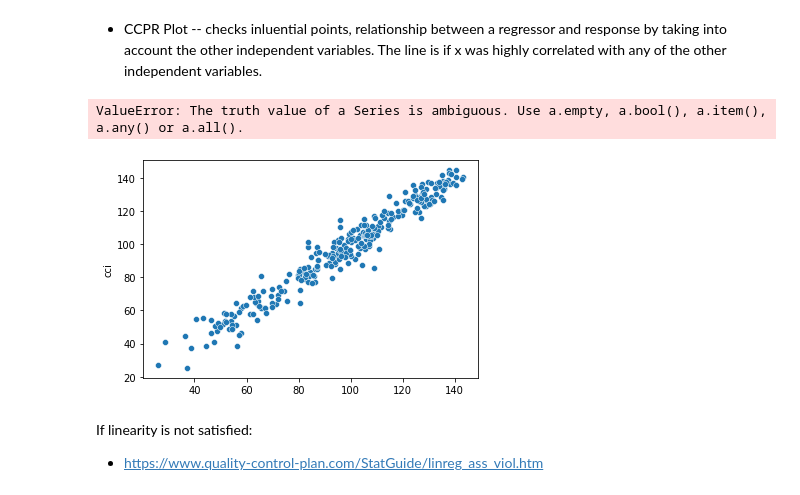
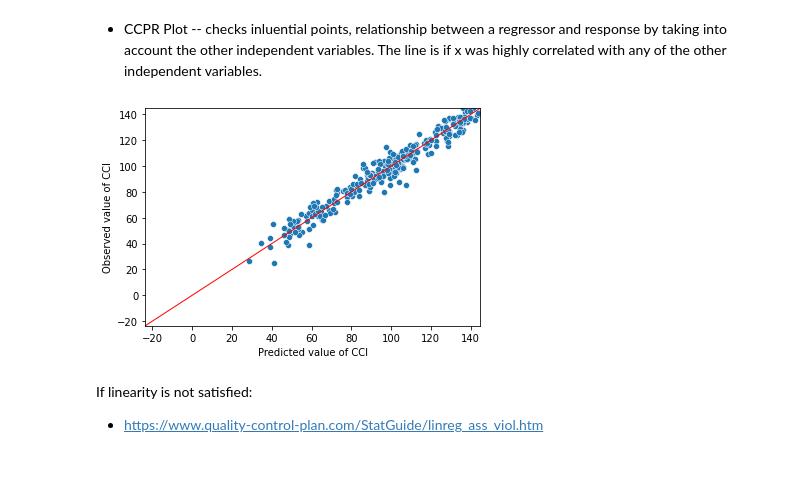
Before and after one commit to mauricefreese/cci_covid-research, a Jupyter notebook: research/owid/assumption_tets.ipynb, the cells around one changed output. Saved outputs shown, nothing was run; the diff lists cells and outputs as text; code cells hidden in the pictures; blank space fills up the shorter version.

```diff
--- a/research/owid/assumption_tets.ipynb
+++ b/research/owid/assumption_tets.ipynb
@@ -60,7 +60,7 @@ import seaborn as sns
 Checking data from cleaning before continuing on
 # %%
 # data
-df = pd.read_csv('cur_us_owid_covid_monthly.csv')
+df = pd.read_csv('monthly.csv')
 pd.set_option('display.max_columns', None)
 df = df.dropna()
 #df.shape[0]
@@ -75,4 +75,7 @@ df.head(5)
 # %%
-x_columns = [ 'cci_lag1', 'cci_lag7']
+x_columns = ['cci1', 'cci2', 'cci3', 'cci4', 'cci5', 'cci6', 'cci7', 'cpiyoy1', 'dcovid', 'dvaxfull', 'dbear', 'dgulfwar2',
+         'debtceiling2011', 'cci6ndpm']
+x = df[x_columns]
+x = sm.add_constant(x)
 y = df['cci']
 # %%
@@ -103,7 +104,7 @@ Kurtosis:             5.709        Condition No.:          545
 # %% [markdown]
 [1] The regression is linear. (Displaying more than one way.)
 # %%
-sy = smf.ols('cci ~ total_cases + stringency_index + VaxFull**2 + cci_lag1:umsent', df)
+sy = smf.ols('cci ~ cci1 + cci2 + cci3 + cci4 + cci5 + cci6 + cci7 + cci8 + cpiyoy1 + dcovid + dvaxfull + dbear + dgulfwar2 + debtceiling2011 + dcovxndpm', df)
 mo = sy.fit(cov_type='HC3')
 print(mo.summary())
 # %% [output]
@@ -196,21 +206,20 @@ of the other independent variables.
 # %%
 # scatterplot via seaborn and not matplot
 mo.fittedvalues
 Y_max = y.max()
 Y_min = x.min()
 
-ax = sns.scatterplot(x=mo.fittedvalues, y=y)
+ax = sns.scatterplot(x=summary.fittedvalues, y=y)
 ax.set(ylim=(Y_min, Y_max))
 ax.set(xlim=(Y_min, Y_max))
 ax.set_xlabel("Predicted value of CCI")
 ax.set_ylabel("Observed value of CCI")
 
 X_ref = Y_ref = np.linspace(Y_min, Y_max, 100)
 plt.plot(X_ref, Y_ref, color='red', linewidth=1)
 plt.show()
 # %% [output]
-ValueError: The truth value of a Series is ambiguous. Use a.empty, a.bool(), a.item(), a.any() or a.all().
-[figure, old version]
+[figure, new version]
 # %% [markdown]
 If linearity is not satisfied:
 - https://www.quality-control-plan.com/StatGuide/linreg_ass_viol.htm
```
Also changed, not shown: parts of 23 cells of this notebook, 6 other files.
